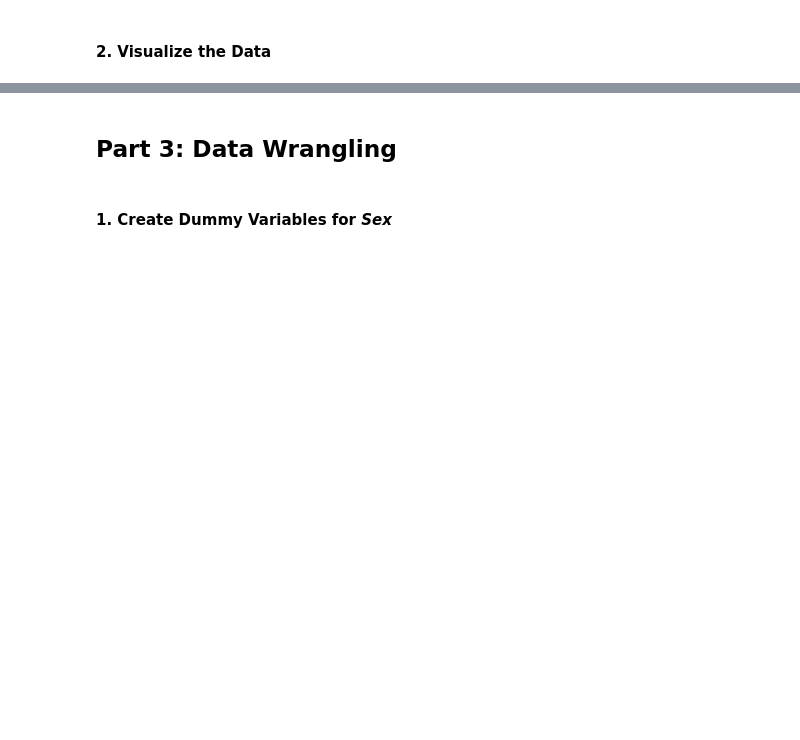
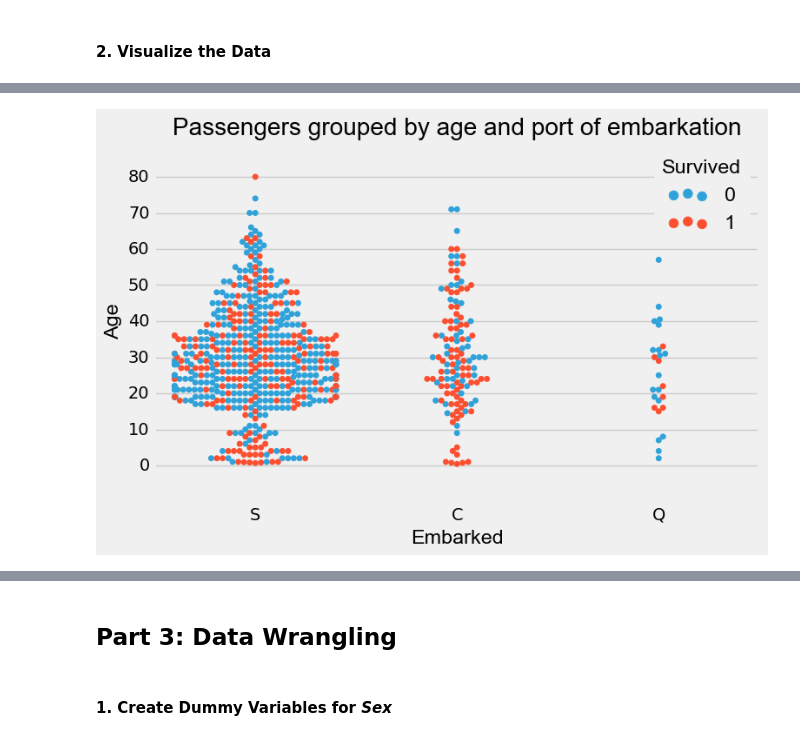
Before and after one commit to spockl/ga-dsi-1, a Jupyter notebook: projects/projects-weekly/project-05/code/starter-code/project-5-jocelyn-ong.ipynb, the cells around one changed output, grey strips where cells are left out. Cells and saved outputs as stored; diff of their text form; code cells hidden in the pictures; blank space fills up the shorter version.

```diff
--- a/projects/projects-weekly/project-05/code/starter-code/project-5-jocelyn-ong.ipynb
+++ b/projects/projects-weekly/project-05/code/starter-code/project-5-jocelyn-ong.ipynb
@@ -31,0 +230,10 @@ password: gastudents
+# %%
+# Swarm plot of showing the number of passengers who survived grouped by age and port of embarkation
+
+print # Just for an extra space
+plt.subplots(figsize=(8,5));
+sns.swarmplot(x="Embarked", y="Age", hue="Survived", data=df);
+plt.title('Passengers grouped by age and port of embarkation');
+plt.yticks(np.arange(0,90,10));
+# %% [output]
+[figure, added]
```
Also changed, not shown: parts of 49 cells of this notebook, 2 other files.
